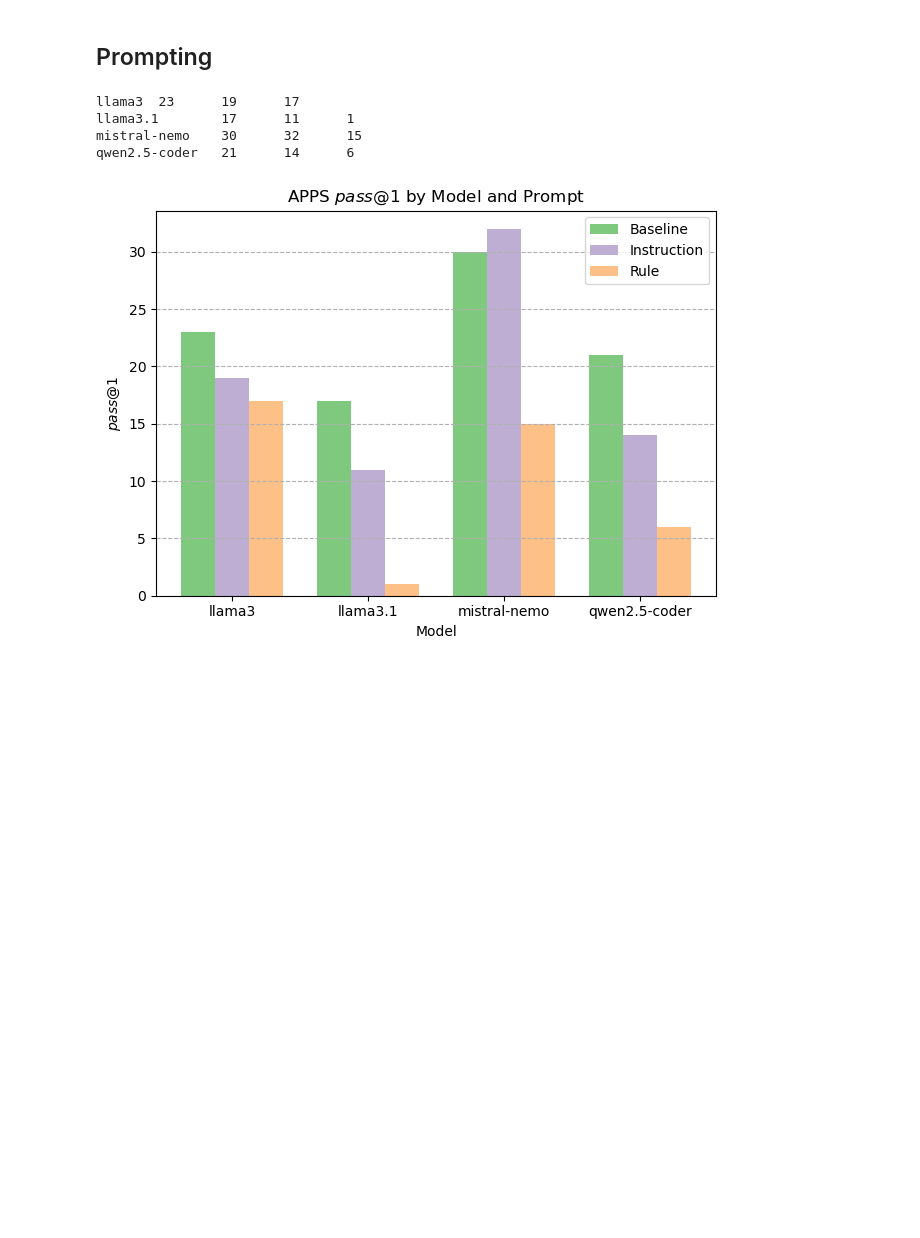
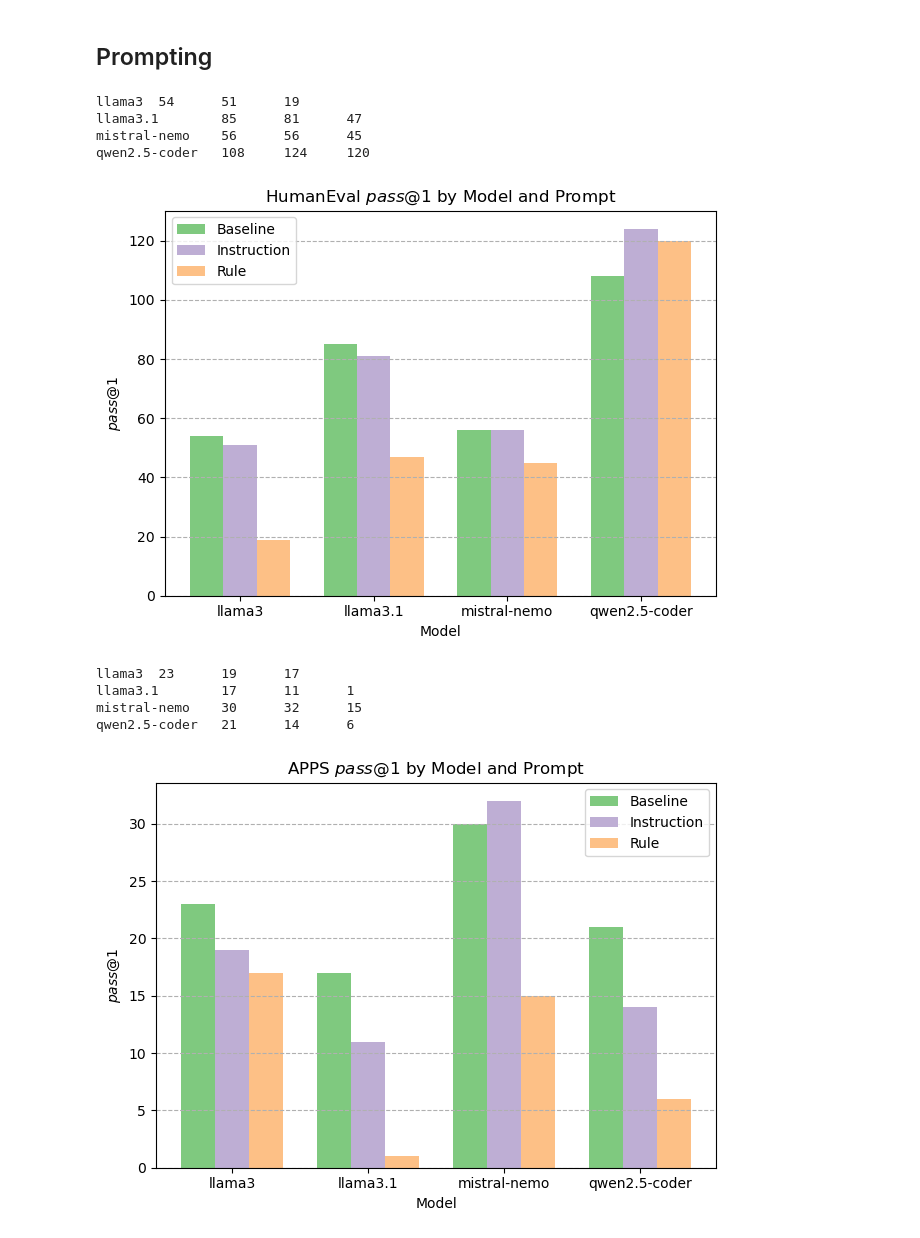
Before and after one commit to HyunjoonCho/mvce, a Jupyter notebook: visualize.ipynb, the cells around one changed output. Cells and saved outputs as stored; diff of their text form; code cells hidden in the pictures; blank space fills up the shorter version.

Commit message:
more graphs

```diff
--- a/visualize.ipynb
+++ b/visualize.ipynb
@@ -76,6 +76,21 @@ def load_and_visualize(benchmark, models, technique_wise_results):
 
     plt.tight_layout()
     plt.savefig(f'results/figures/{benchmark}_prompts.png', dpi=300)
+# %%
+random.seed(42)
+
+benchmark = 'HumanEval'
+models = ['llama3', 'llama3.1', 'mistral-nemo', 'qwen2.5-coder']
+
+model_wise_results = pretty_print_results(benchmark, models)
+technique_wise_results = [[model_wise_results[j][i] for j in range(4)] for i in range(3)]
+load_and_visualize(benchmark, models, technique_wise_results)
+# %% [output]
+llama3  54      51      19
+llama3.1        85      81      47
+mistral-nemo    56      56      45
+qwen2.5-coder   108     124     120
+[figure, added]
 # %%
 random.seed(42)
 
```
Also changed, not shown: parts of 10 cells of this notebook, 10 other files.
